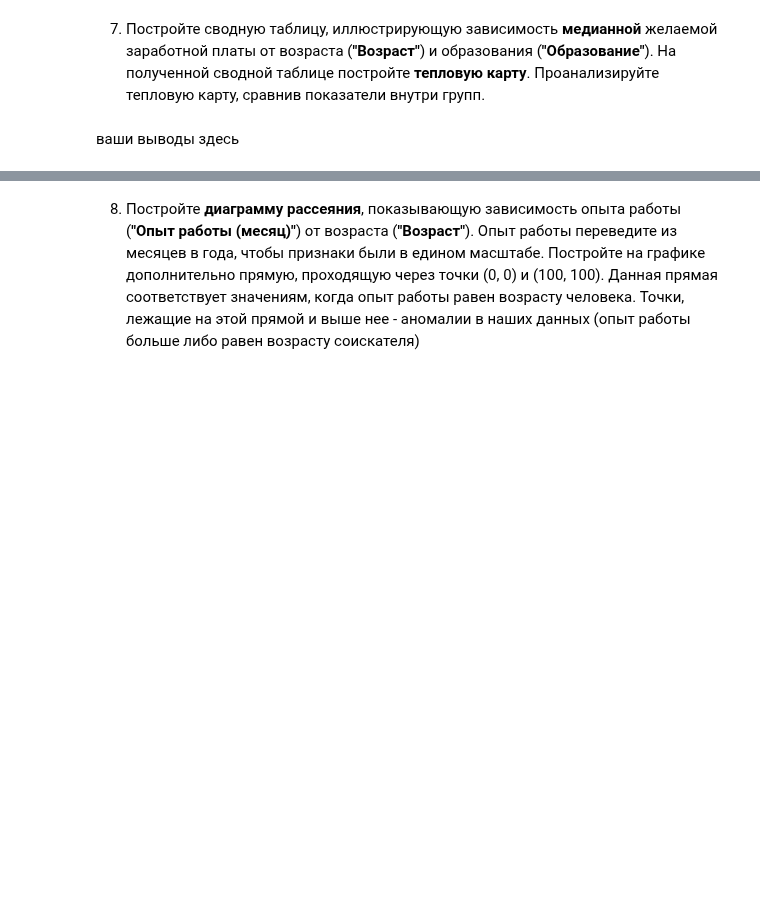
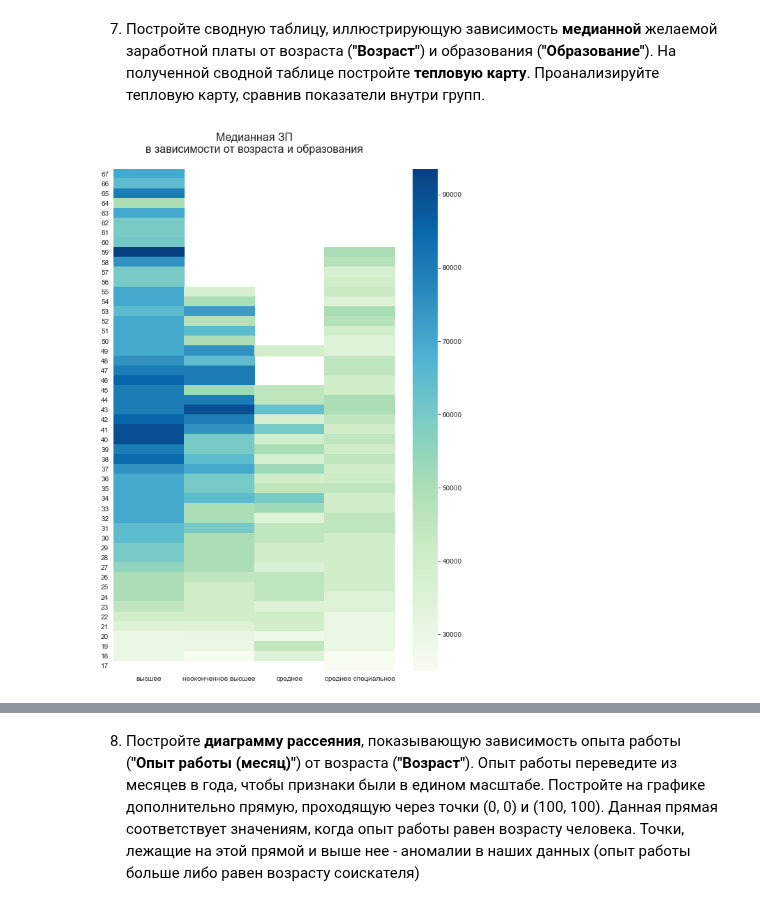
Before and after one commit to evpozdniakov/ds_projects, a Jupyter notebook: project1/hh.ipynb, the cells around one changed output, grey strips where cells are left out. Drawn from its saved outputs; the diff is of its cells as text; code cells hidden in the pictures; blank space fills up the shorter version.

```diff
--- a/project1/hh.ipynb
+++ b/project1/hh.ipynb
@@ -900,2 +981,21 @@ ax[2].set_xticks(range(0, 501, 100));
-# %% [markdown]
-ваши выводы здесь
+# %%
+data = hh.pivot_table(
+    index='Возраст',
+    columns='Образование',
+    values='ЗП (руб)',
+    # игнорируем комбинации в которых менее 5 соискателей
+    aggfunc=(lambda x: np.nan if x.count() < 5 else x.median())
+)
+
+data.sort_index(ascending=False, inplace=True)
+
+fig, ax = figax('ed-age-slr', figsize=(7, 10))
+
+sns.heatmap(ax=ax, data=data, cmap='GnBu')
+
+ax.set_title('Медианная ЗП\nв зависимости от возраста и образования\n', fontsize=16)
+ax.set_xlabel('')
+ax.set_ylabel('')
+ax.set_yticklabels(ax.get_yticklabels(), rotation=0);
+# %% [output]
+[figure, added]
```
Also changed, not shown: parts of 20 cells of this notebook.
